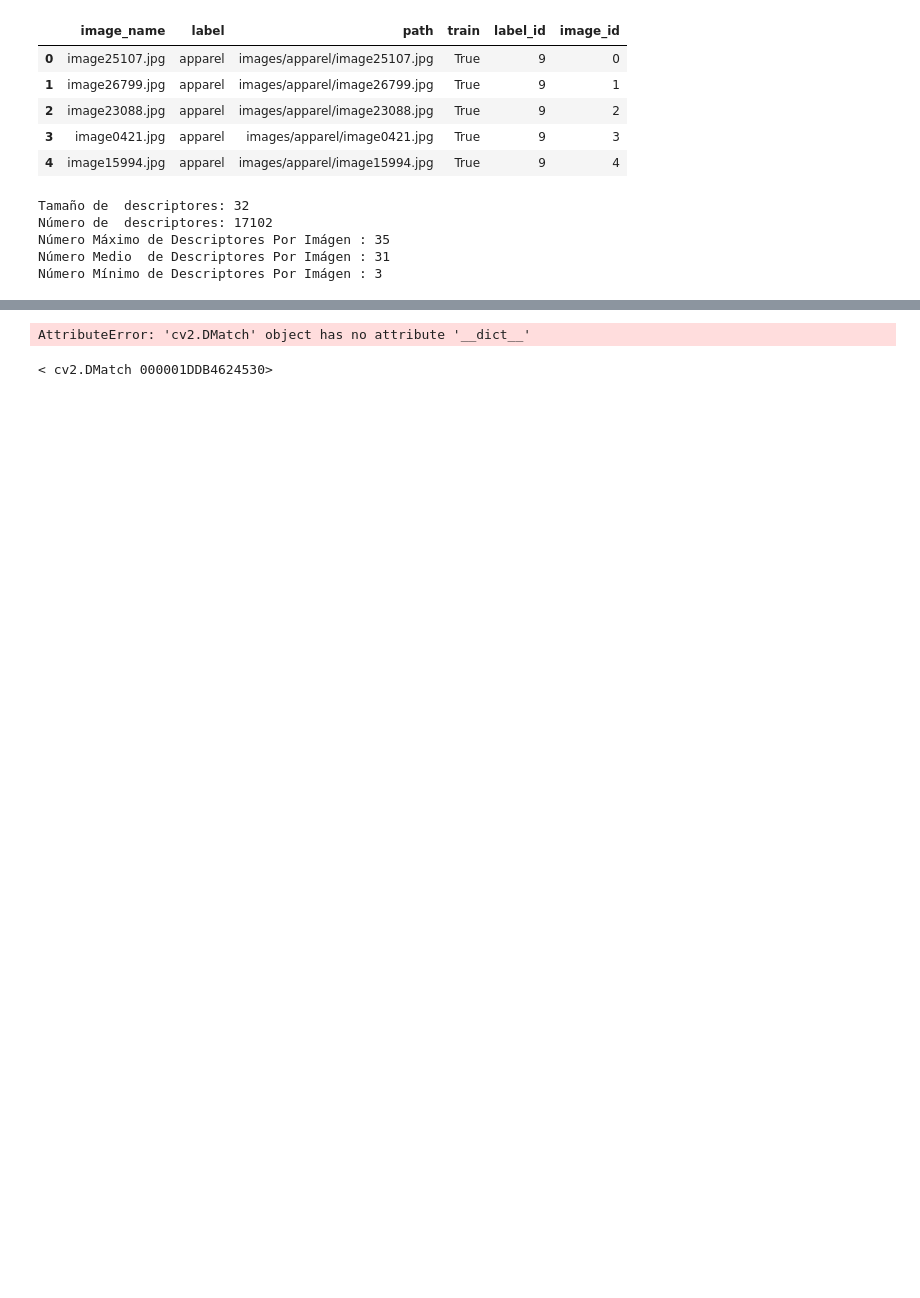
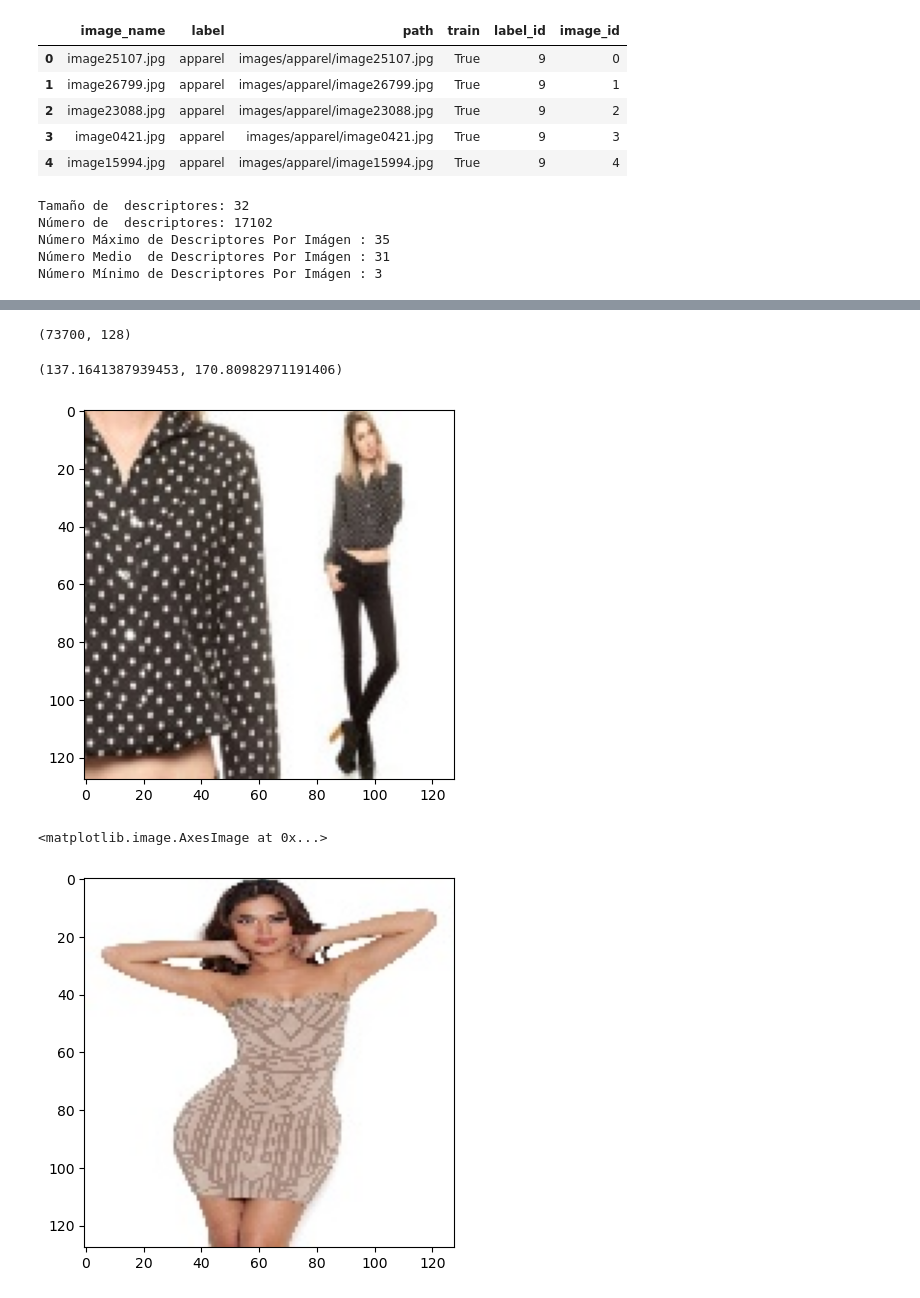
Before and after one commit to RubenCid35/CBIR, a Jupyter notebook: clasificacion_imagenes_cifra10.ipynb, the cells around one changed output, grey strips where cells are left out. Drawn from its saved outputs; the diff is of its cells as text; code cells hidden in the pictures; blank space fills up the shorter version.

Commit message:
matching / feature functions

```diff
--- a/clasificacion_imagenes_cifra10.ipynb
+++ b/clasificacion_imagenes_cifra10.ipynb
@@ -109,10 +72,27 @@ array([[ 18, 137,  46, 192, 177,  65, 185,  13, 192, 124,  28,  77,  19,
+# %%
+meta, descriptors = load_features("features/SIFT.csv")
+descriptors.shape
+# %% [output]
+(73700, 128)
 # %%
-matcher = cv2.BFMatcher_create(cv2.NORM_HAMMING)
-feat = descriptors[0, :].reshape(1, -1)
-mat = matcher.knnMatch(feat, descriptors, 50)
+matcher = cv2.BFMatcher_create()
+feat = descriptors[:5, :].reshape(-1, 128) #.reshape(, -1)
+mat = matcher.knnMatch(feat, descriptors[::-1], 50)
-# %% [output]
-AttributeError: 'cv2.DMatch' object has no attribute '__dict__'
-# %%
-matcher.train()
-# %% [output]
-< cv2.DMatch 000001DDB4624530>
+# %%
+mat[0][1].distance, mat[0][2].distance
+# %% [output]
+(137.1641387939453, 170.80982971191406)
+# %%
+%reload_ext autoreload
+%autoreload 2
+from matching import minmin_retrival
+
+ret = minmin_retrival(descriptors[:100, :], descriptors[90:, :], meta.iloc[90:, :].reset_index())
+# %%
+plt.imshow(images[ret])
+plt.show()
+plt.imshow(images[meta.iloc[90, 0]])
+# %% [output]
+[figure, added]
+<matplotlib.image.AxesImage at 0x...>
+[figure, added]
```
Also changed, not shown: parts of 3 cells of this notebook, 5 other files.
